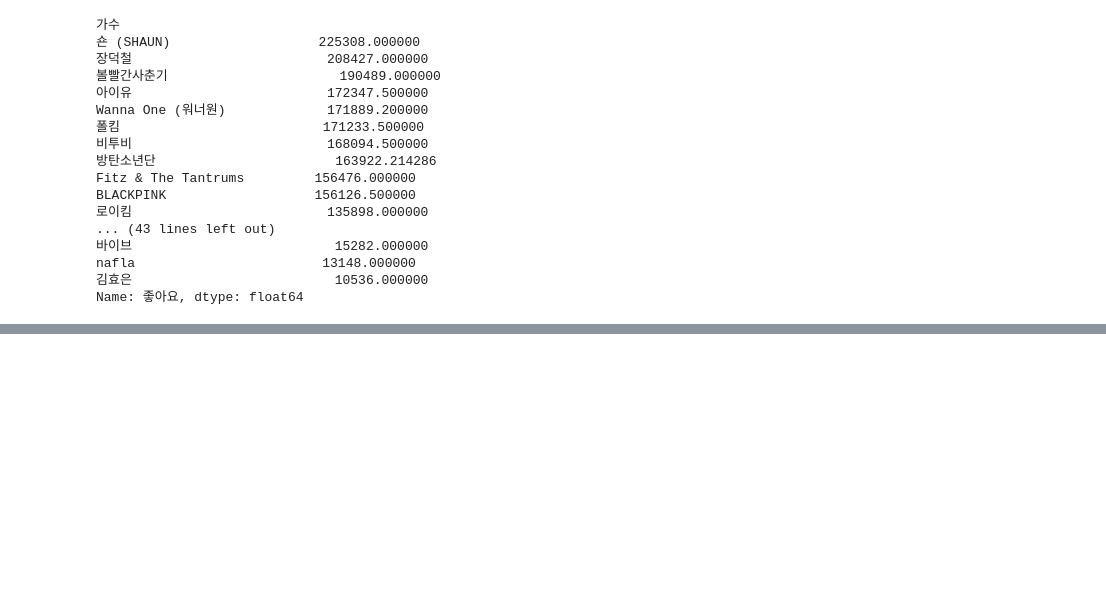
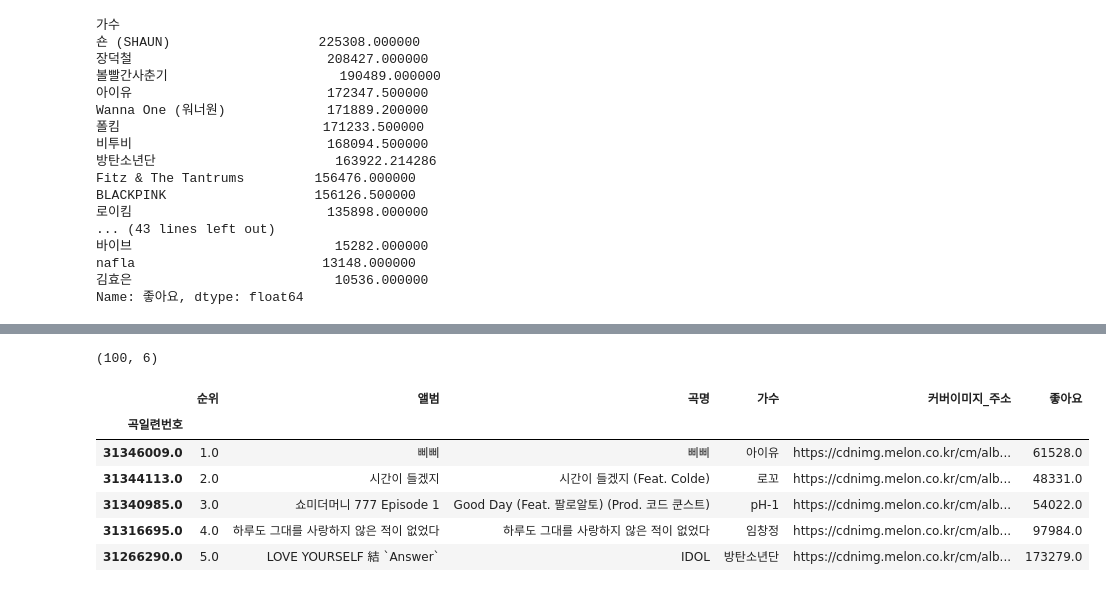
Before and after one commit to CodingSta/demo-lge-201811, a Jupyter notebook: 2일차 - Pandas.ipynb, the cells around one changed output, grey strips where cells are left out. Saved outputs shown, nothing was run; the diff lists cells and outputs as text; code cells hidden in the pictures; blank space fills up the shorter version.

```diff
--- a/2일차 - Pandas.ipynb
+++ b/2일차 - Pandas.ipynb
@@ -462,0 +572,13 @@ Name: 좋아요, dtype: float64
+# %%
+df = xw.Range('A1:G101').options(pd.DataFrame).value
+print(df.shape)
+df.head()
+# %% [output]
+(100, 6)
+|  | 순위 | 앨범 | 곡명 | 가수 | 커버이미지_주소 | 좋아요 |
+| 곡일련번호 |  |  |  |  |  |  |
+| 31346009.0 | 1.0 | 삐삐 | 삐삐 | 아이유 | https://cdnimg.melon.co.kr/cm/alb... | 61528.0 |
+| 31344113.0 | 2.0 | 시간이 들겠지 | 시간이 들겠지 (Feat. Colde) | 로꼬 | https://cdnimg.melon.co.kr/cm/alb... | 48331.0 |
+| 31340985.0 | 3.0 | 쇼미더머니 777 Episode 1 | Good Day (Feat. 팔로알토) (Prod. 코드 쿤스트) | pH-1 | https://cdnimg.melon.co.kr/cm/alb... | 54022.0 |
+| 31316695.0 | 4.0 | 하루도 그대를 사랑하지 않은 적이 없었다 | 하루도 그대를 사랑하지 않은 적이 없었다 | 임창정 | https://cdnimg.melon.co.kr/cm/alb... | 97984.0 |
+| 31266290.0 | 5.0 | LOVE YOURSELF 結 `Answer` | IDOL | 방탄소년단 | https://cdnimg.melon.co.kr/cm/alb... | 173279.0 |
```
Also changed, not shown: parts of 23 cells of this notebook.
